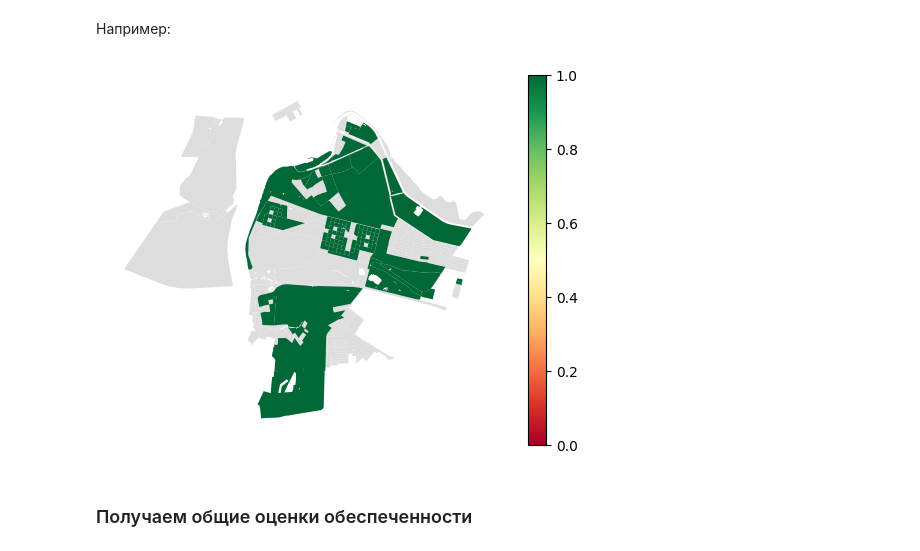
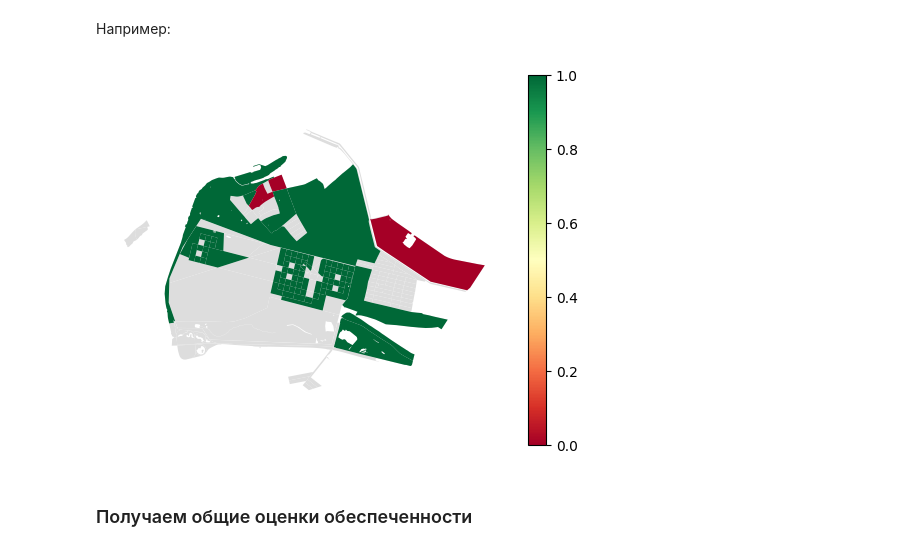
Before and after one commit to vasilstar97/prostor-examples, a Jupyter notebook: examples/Ф35 и Ф26.ipynb, the cells around one changed output. Drawn from its saved outputs; the diff is of its cells as text; code cells hidden in the pictures.

```diff
--- a/examples/Ф35 и Ф26.ipynb
+++ b/examples/Ф35 и Ф26.ipynb
@@ -108,10 +108,10 @@ for st_id in service_types_df.index:
 # %% [markdown]
 Например:
 # %%
-ax = prov_gdfs['park'].plot(color='#ddd')
-prov_gdfs['park'].plot('provision_strong', ax=ax, vmin=0, vmax=1, cmap='RdYlGn', legend=True).set_axis_off()
+ax = prov_gdfs['school'].plot(color='#ddd')
+prov_gdfs['school'].plot('provision_strong', ax=ax, vmin=0, vmax=1, cmap='RdYlGn', legend=True).set_axis_off()
 # %% [output]
-[figure, old version]
+[figure, new version]
 # %% [markdown]
 ### Получаем общие оценки обеспеченности
 # %%
```
Also changed, not shown: parts of 1 cell of this notebook, 4 other files.
